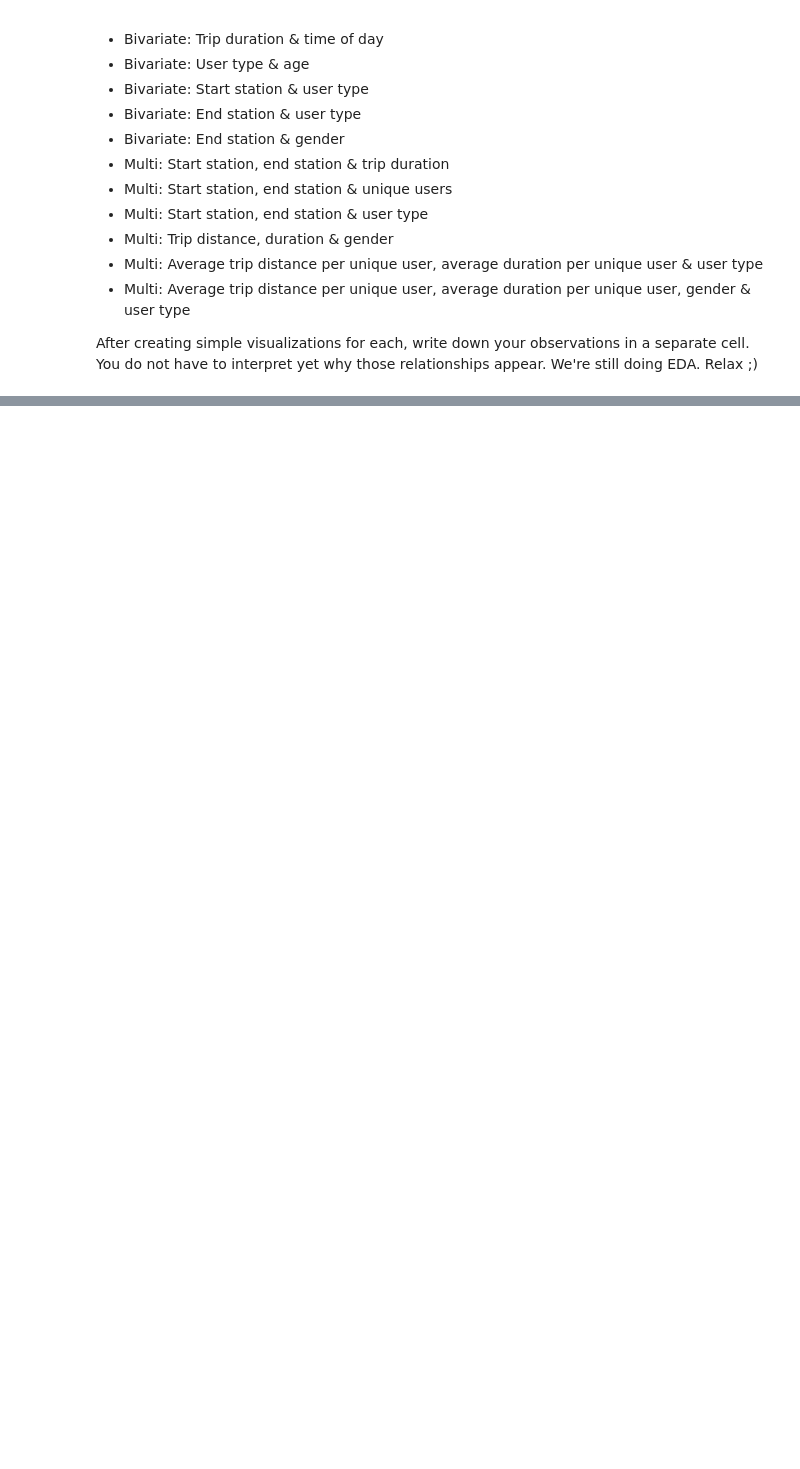
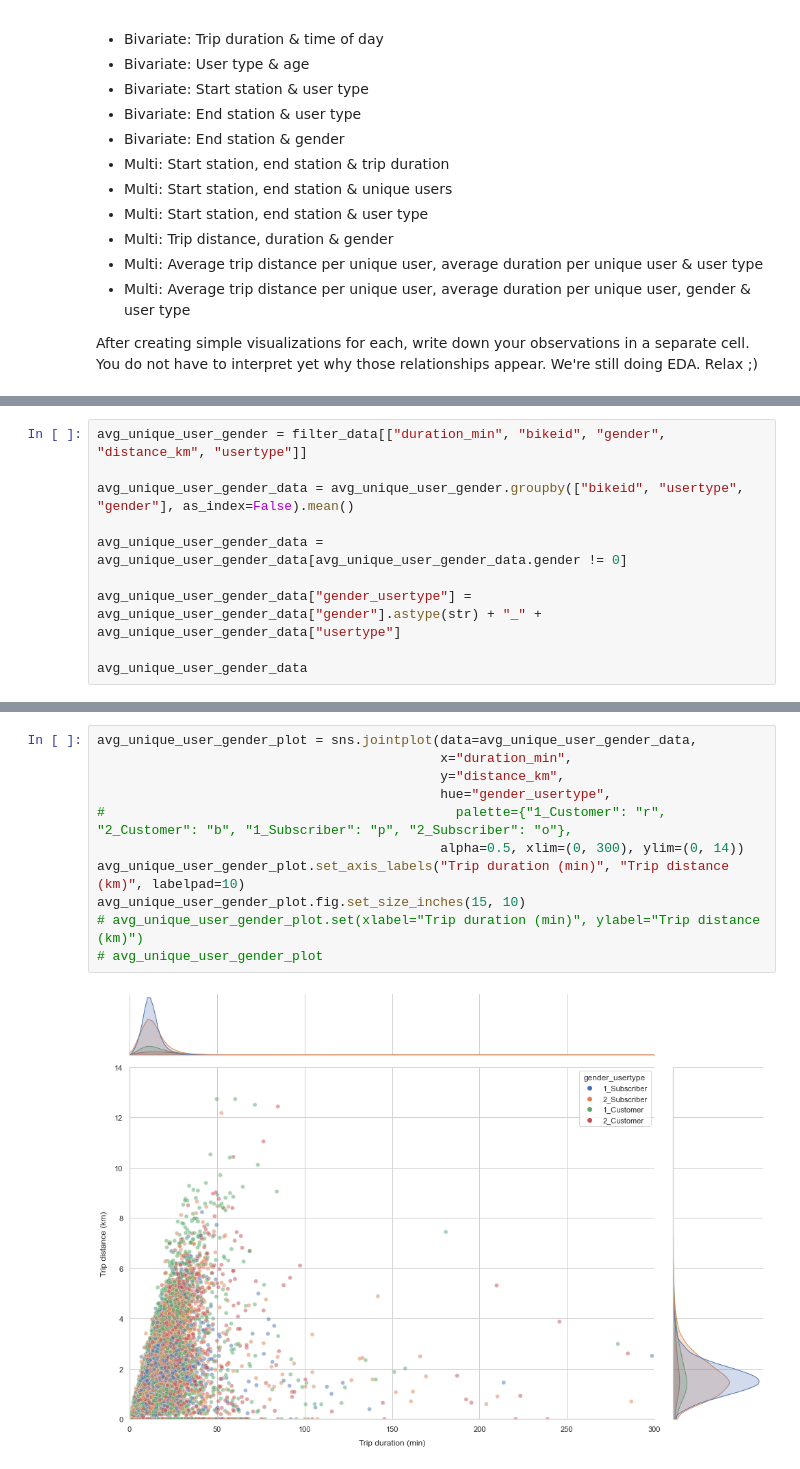
Before and after one commit to lexcyman/datasci-eda, a Jupyter notebook: EDA-exercise.ipynb, the cells around one changed output, grey strips where cells are left out. Drawn from its saved outputs; the diff is of its cells as text; blank space fills up the shorter version.

```diff
--- a/EDA-exercise.ipynb
+++ b/EDA-exercise.ipynb
@@ -419,0 +643,10 @@ Observations here
+# %%
+avg_unique_user_gender = filter_data[["duration_min", "bikeid", "gender", "distance_km", "usertype"]]
+
+avg_unique_user_gender_data = avg_unique_user_gender.groupby(["bikeid", "usertype", "gender"], as_index=False).mean()
+
+avg_unique_user_gender_data = avg_unique_user_gender_data[avg_unique_user_gender_data.gender != 0]
+
+avg_unique_user_gender_data["gender_usertype"] =  avg_unique_user_gender_data["gender"].astype(str) + "_" + avg_unique_user_gender_data["usertype"]
+
+avg_unique_user_gender_data
@@ -419,0 +667,13 @@ Observations here
+# %%
+avg_unique_user_gender_plot = sns.jointplot(data=avg_unique_user_gender_data,
+                                            x="duration_min",
+                                            y="distance_km",
+                                            hue="gender_usertype",
+#                                             palette={"1_Customer": "r", "2_Customer": "b", "1_Subscriber": "p", "2_Subscriber": "o"},
+                                            alpha=0.5, xlim=(0, 300), ylim=(0, 14))
+avg_unique_user_gender_plot.set_axis_labels("Trip duration (min)", "Trip distance (km)", labelpad=10)
+avg_unique_user_gender_plot.fig.set_size_inches(15, 10)
+# avg_unique_user_gender_plot.set(xlabel="Trip duration (min)", ylabel="Trip distance (km)")
+# avg_unique_user_gender_plot
+# %% [output]
+[figure, added]
```
Also changed, not shown: parts of 42 cells of this notebook.
